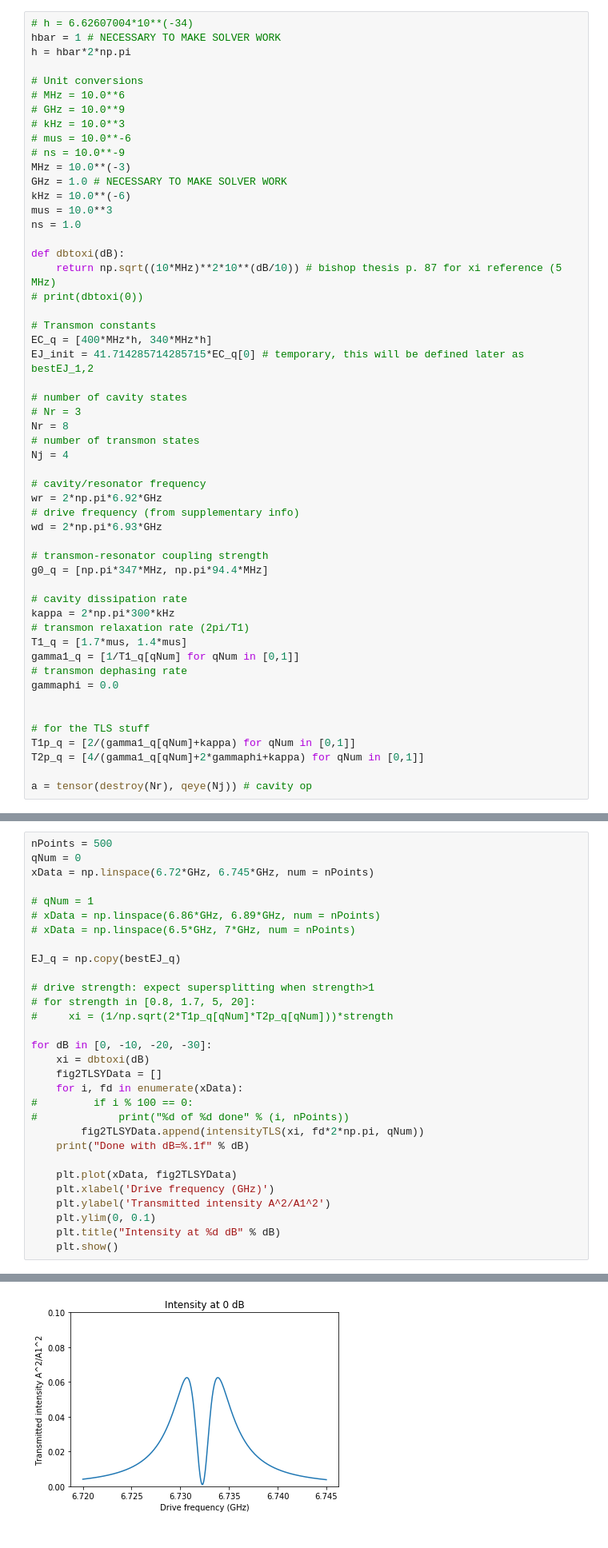
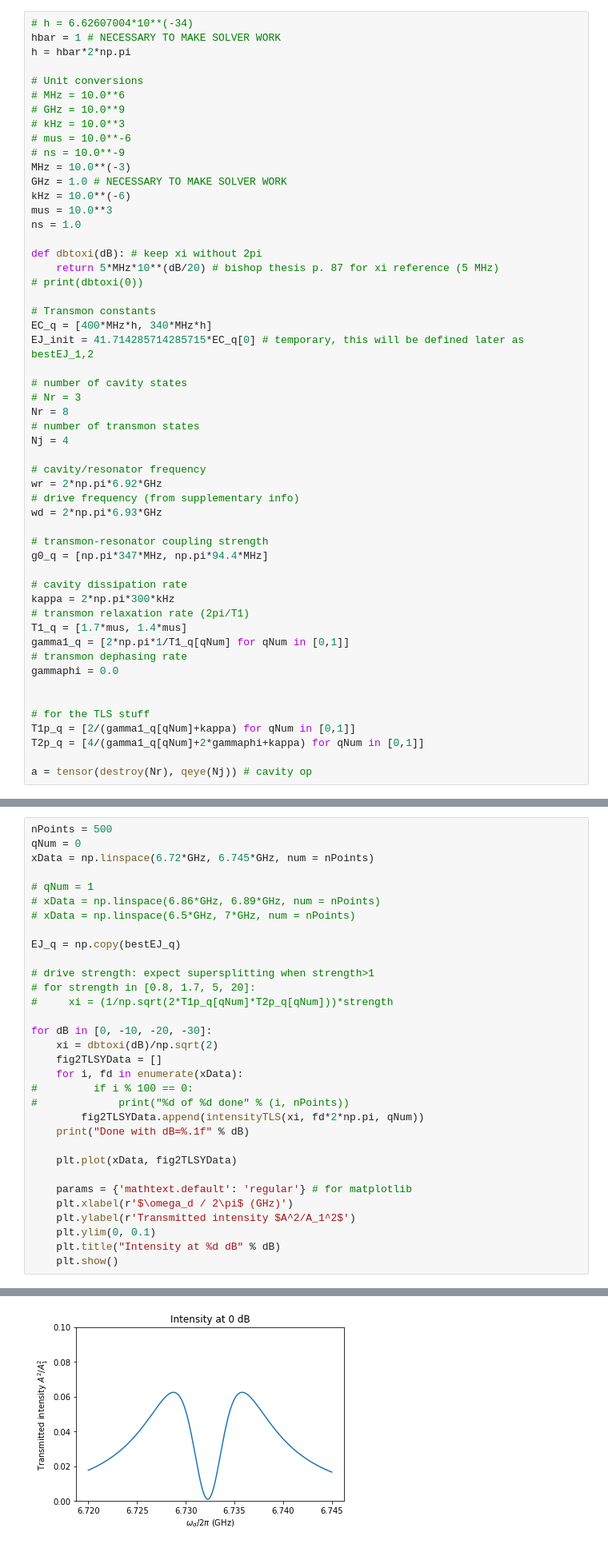
Before and after one commit to conniemiao/ele456_s2020, a Jupyter notebook: bishop_analysis.ipynb, the cells around one changed output, grey strips where cells are left out. Shown at 80% size. Cells and saved outputs as stored; diff of their text form.

```diff
--- a/bishop_analysis.ipynb
+++ b/bishop_analysis.ipynb
@@ -37,8 +37,8 @@ kHz = 10.0**(-6)
 mus = 10.0**3
 ns = 1.0
 
-def dbtoxi(dB):
-    return np.sqrt((10*MHz)**2*10**(dB/10)) # bishop thesis p. 87 for xi reference (5 MHz)
+def dbtoxi(dB): # keep xi without 2pi
+    return 5*MHz*10**(dB/20) # bishop thesis p. 87 for xi reference (5 MHz)
 # print(dbtoxi(0))
 
 # Transmon constants
@@ -63,7 +63,7 @@ g0_q = [np.pi*347*MHz, np.pi*94.4*MHz]
 kappa = 2*np.pi*300*kHz
 # transmon relaxation rate (2pi/T1)
 T1_q = [1.7*mus, 1.4*mus]
-gamma1_q = [1/T1_q[qNum] for qNum in [0,1]]
+gamma1_q = [2*np.pi*1/T1_q[qNum] for qNum in [0,1]]
 # transmon dephasing rate
 gammaphi = 0.0
 
@@ -299,34 +246,36 @@ def rhoSteady(xi, wd, qNum):
 # %%
 nPoints = 500
 qNum = 0
 xData = np.linspace(6.72*GHz, 6.745*GHz, num = nPoints)
 
 # qNum = 1
 # xData = np.linspace(6.86*GHz, 6.89*GHz, num = nPoints)
 # xData = np.linspace(6.5*GHz, 7*GHz, num = nPoints)
 
 EJ_q = np.copy(bestEJ_q)
 
 # drive strength: expect supersplitting when strength>1
 # for strength in [0.8, 1.7, 5, 20]:
 #     xi = (1/np.sqrt(2*T1p_q[qNum]*T2p_q[qNum]))*strength
 
 for dB in [0, -10, -20, -30]:
-    xi = dbtoxi(dB)
+    xi = dbtoxi(dB)/np.sqrt(2)
     fig2TLSYData = []
     for i, fd in enumerate(xData):
 #         if i % 100 == 0:
 #             print("%d of %d done" % (i, nPoints))
         fig2TLSYData.append(intensityTLS(xi, fd*2*np.pi, qNum))
     print("Done with dB=%.1f" % dB)
 
     plt.plot(xData, fig2TLSYData)
-    plt.xlabel('Drive frequency (GHz)')
-    plt.ylabel('Transmitted intensity A^2/A1^2')
+
+    params = {'mathtext.default': 'regular'} # for matplotlib
+    plt.xlabel(r'$\omega_d / 2\pi$ (GHz)')
+    plt.ylabel(r'Transmitted intensity $A^2/A_1^2$')
     plt.ylim(0, 0.1)
     plt.title("Intensity at %d dB" % dB)
     plt.show()
 # %% [output]
 Done with dB=0.0
-[figure, old version]
+[figure, new version]
 Done with dB=-10.0
```
Also changed, not shown: parts of 11 cells of this notebook.
